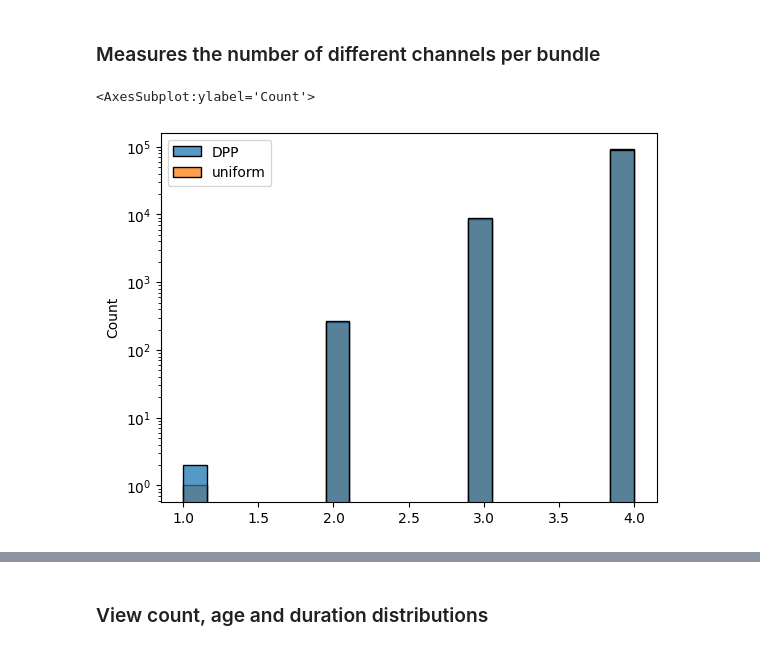
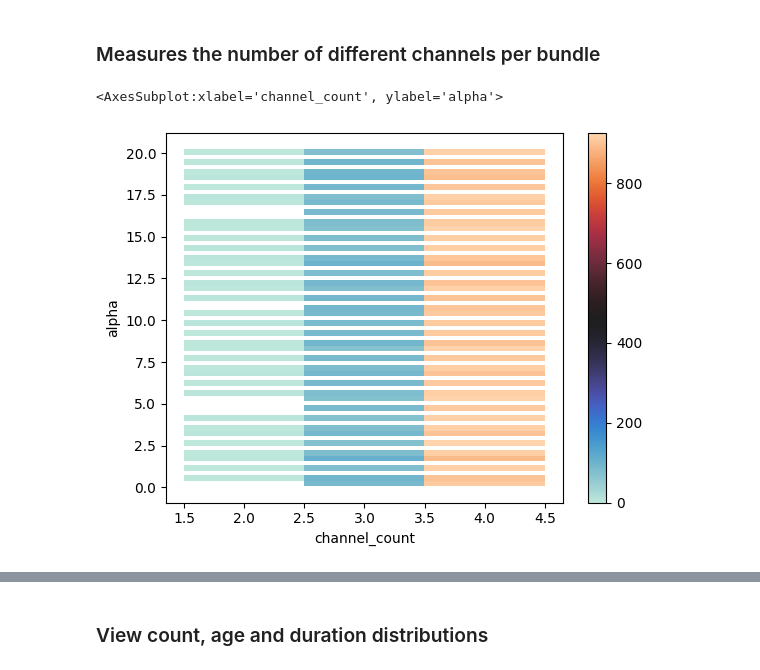
Before and after one commit to ArfyK/tournesol-dpp, a Jupyter notebook: bundle_statistics.ipynb, the cells around one changed output, grey strips where cells are left out. Cells and saved outputs as stored; diff of their text form; code cells hidden in the pictures.

Commit message:
improve 2D histogram alpha vs channel_count

```diff
--- a/bundle_statistics.ipynb
+++ b/bundle_statistics.ipynb
@@ -12,7 +12,7 @@ df = pd.read_csv('tournesol_scores_above_20_2024-03-27.csv')
 
 #Test parameters
 bundle_size = 4
-alpha = 0.1
+alphas = np.linspace(start=0.1, stop=20, num=40)
 ##Model parameters
 power = 2.8
 discount = 7.3
@@ -26,6 +26,9 @@ old_videos_to_sample = int(bundle_size * (1 - recent_videos_proportion))
 today = datetime.datetime(2024, 3, 28) #one day older than dataset
 df['age_in_days'] = df.apply(lambda x: get_age_in_days(x, today), axis="columns")
 
-dpp = construct_L_Ensemble(df, power, discount, caracteristic_time)
+dpps = [
+    construct_L_Ensemble(df, power, discount, caracteristic_time, alpha=alpha)
+    for alpha in alphas
+]
 # %% [output]
 L_dual = Phi Phi.T was computed: Phi (dxN) with d<N
@@ -34,44 +53,35 @@ L_dual = Phi Phi.T was computed: Phi (dxN) with d<N
 # %%
 import seaborn as sns
 
-n_tests = 100000
+n_tests = 1000
 
-n_channel = pd.DataFrame(columns = ['DPP', 'uniform'])
+n_channel = pd.DataFrame(columns = ['channel_count', 'alpha'])
 
 #dpp sampling
-n_channel['DPP'] = pd.Series(
-    [len(df.loc[
-        df.index[dpp.sample_exact_k_dpp(size=bundle_size)],
-        'channel'
-        ].unique()
-    )
-    for i in range(n_tests)],
-    name="DPP"
-)
-
-# Uniform sampling
-n_channel['uniform'] = pd.Series(
-    data=[len(
-        pd.concat([
-            df.loc[df["age_in_days"] <= 21]
-                .sample(
-                    n=recent_videos_to_sample,
-                    replace=False
-            ),
-            df.loc[df["age_in_days"] > 21]
-                .sample(
-                    n=old_videos_to_sample,
-                    replace=False
-            )
-        ])['channel']
-            .unique()
-    )
-    for i in range(n_tests)
-    ],
-    name="uniform"
-)
-
-sns.histplot(n_channel, log_scale=(False, True))
+for i in range(len(alphas)):
+    n_channel = pd.concat([
+        n_channel,
+        pd.DataFrame(
+            [[len(df.loc[
+                df.index[dpps[i].sample_exact_k_dpp(size=bundle_size)],
+                'channel'
+                ].unique())
+              , alphas[i]]
+            for _ in range(n_tests)],
+            columns = ['channel_count', 'alpha']
+        )
+    ])
-# %% [output]
-<AxesSubplot:ylabel='Count'>
-[figure, removed]
+# %%
+sns.histplot(
+    data=n_channel,
+    x='channel_count',
+    y='alpha',
+    cbar=True,
+    bins = n_tests*4*len(alphas),
+    binwidth=(1,0.3),
+    discrete=(True, False),
+    cmap='icefire'
+)
+# %% [output]
+<AxesSubplot:xlabel='channel_count', ylabel='alpha'>
+[figure, added]
```
Also changed, not shown: parts of 2 cells of this notebook.
